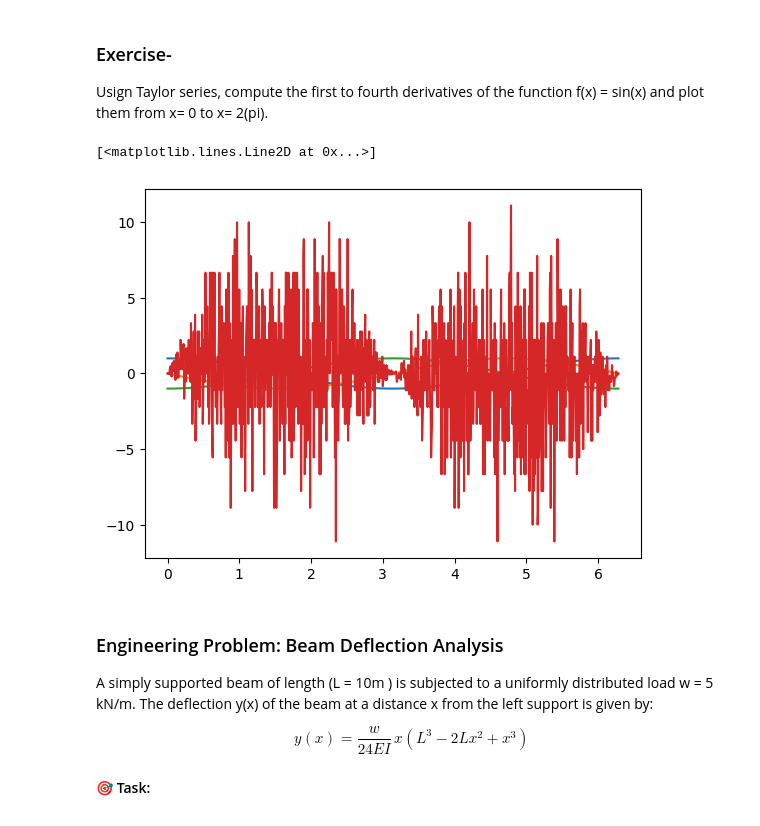
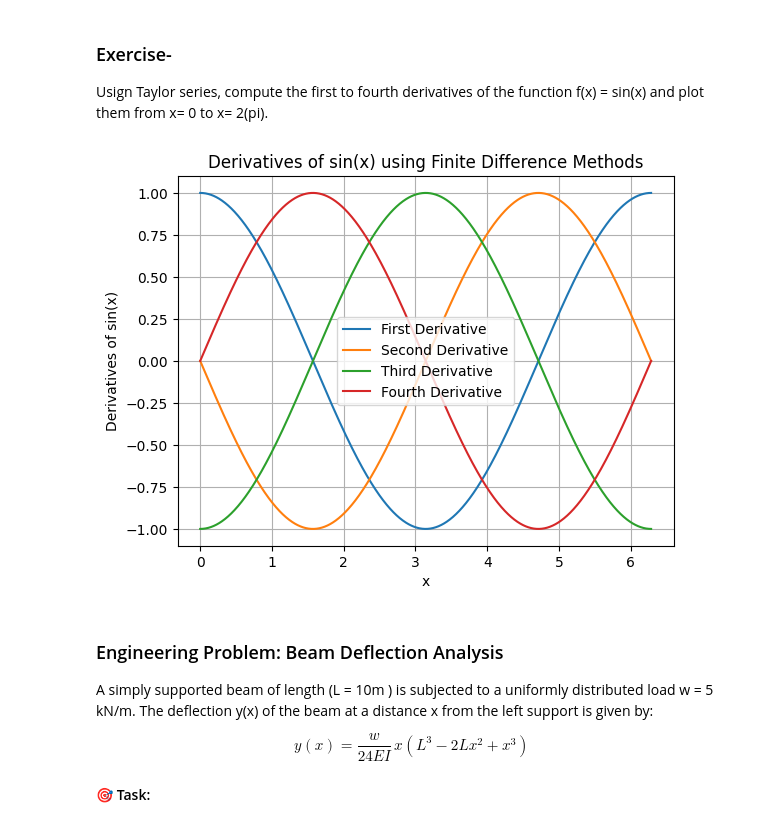
Before and after one commit to chrsshkm/Engineering-Methods-Lecture-Exercises, a Jupyter notebook: Lecture 10_Interpolation_Differentiation.ipynb, the cells around one changed output. Cells and saved outputs as stored; diff of their text form; code cells hidden in the pictures.

```diff
--- a/Lecture 10_Interpolation_Differentiation.ipynb
+++ b/Lecture 10_Interpolation_Differentiation.ipynb
@@ -70,25 +70,29 @@ Usign Taylor series, compute the first to fourth derivatives of the function f(x
 # %%
 #Usign Taylor series, compute the first to fourth derivatives of the function f(x) = sin(x) and plot them from x= 0 to x= 2(pi).
 import numpy as np
 def first(f, x, h):
     return (f(x + h) - f(x - h)) / (2 * h)
 def second(f, x, h):
     return (f(x + h) - 2 * f(x) + f(x - h)) / (h ** 2)
 def third(f, x, h):
     return (f(x + 2*h) - 2 * f(x + h) + 2 * f(x - h) - f(x - 2*h)) / (2 * h ** 3)
 def fourth(f, x, h):
     return (f(x + 2*h) - 4*f(x + h) + 6*f(x) - 4*f(x - h) + f(x - 2*h)) / (h**4)
 
 import matplotlib.pyplot as plt
 x = np.linspace(0, 2 * np.pi, 1000)
-h = 0.0001
+h = 0.01
 plt.plot(x, first(np.sin, x, h), label='First Derivative')
 plt.plot(x, second(np.sin, x, h), label='Second Derivative')
 plt.plot(x, third(np.sin, x, h), label='Third Derivative')
 plt.plot(x, fourth(np.sin, x, h), label='Fourth Derivative')
+plt.legend()
+plt.xlabel('x')
+plt.ylabel('Derivatives of sin(x)')
+plt.title('Derivatives of sin(x) using Finite Difference Methods')
+plt.grid()
 # %% [output]
-[<matplotlib.lines.Line2D at 0x...>]
-[figure, old version]
+[figure, new version]
 # %% [markdown]
 ### Engineering Problem: Beam Deflection Analysis
 
```
Also changed, not shown: parts of 3 cells of this notebook.
